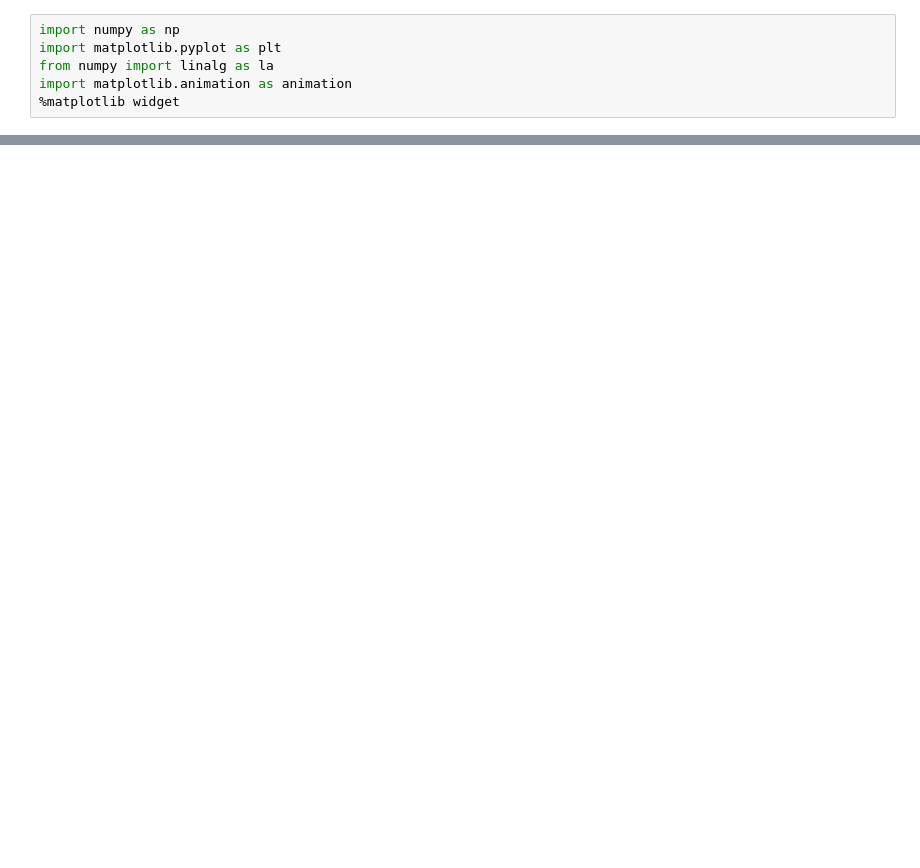
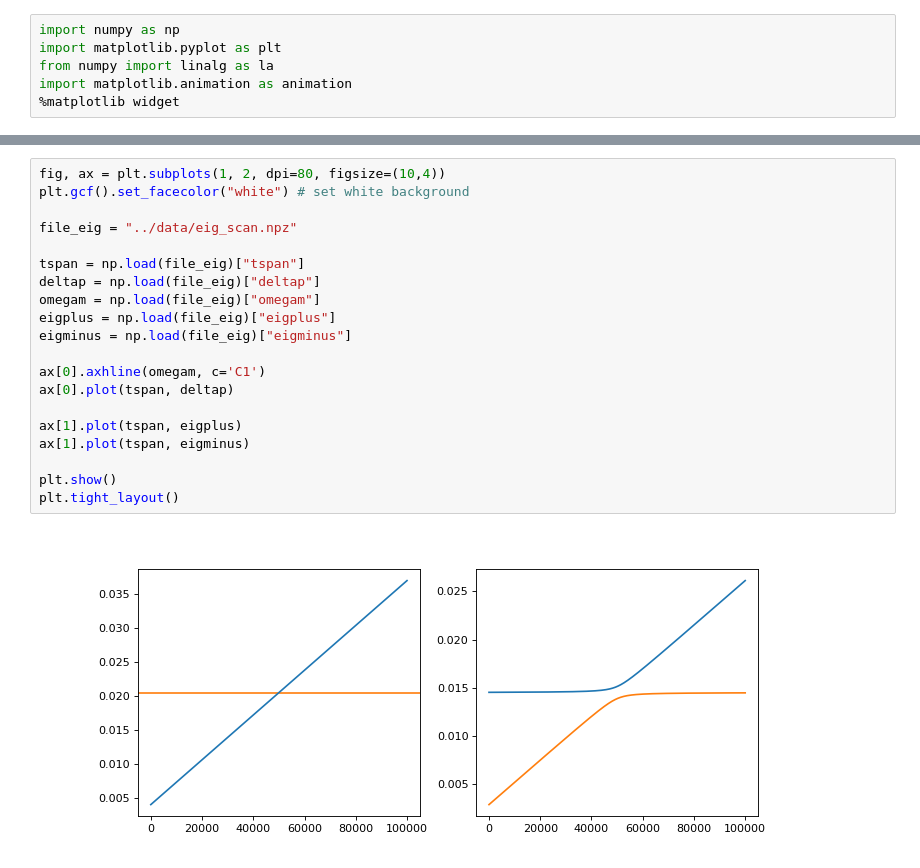
Before and after one commit to mekise/QuantumStirlingEngine, a Jupyter notebook: notebooks/plot.ipynb, the cells around one changed output, grey strips where cells are left out. Cells and saved outputs as stored; diff of their text form; blank space fills up the shorter version.

```diff
--- a/notebooks/plot.ipynb
+++ b/notebooks/plot.ipynb
@@ -60,0 +61,22 @@ plt.tight_layout()
+# %%
+fig, ax = plt.subplots(1, 2, dpi=80, figsize=(10,4))
+plt.gcf().set_facecolor("white") # set white background
+
+file_eig = "../data/eig_scan.npz"
+
+tspan = np.load(file_eig)["tspan"]
+deltap = np.load(file_eig)["deltap"]
+omegam = np.load(file_eig)["omegam"]
+eigplus = np.load(file_eig)["eigplus"]
+eigminus = np.load(file_eig)["eigminus"]
+
+ax[0].axhline(omegam, c='C1')
+ax[0].plot(tspan, deltap)
+
+ax[1].plot(tspan, eigplus)
+ax[1].plot(tspan, eigminus)
+
+plt.show()
+plt.tight_layout()
+# %% [output]
+[figure, added]
```
Also changed, not shown: parts of 4 cells of this notebook, 5 other files.
